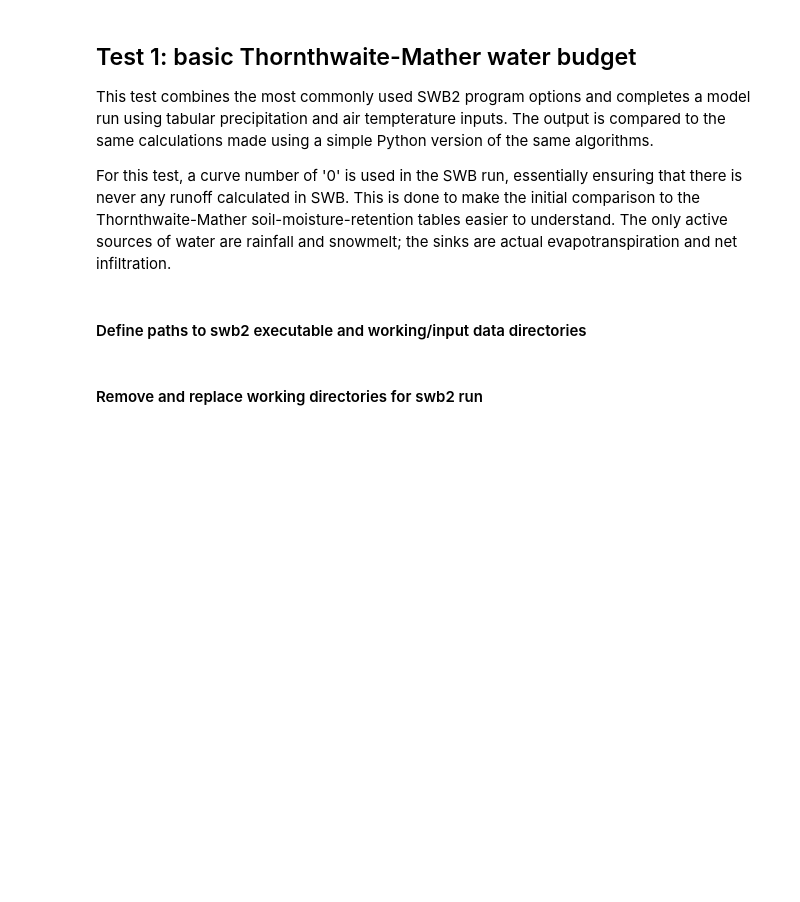
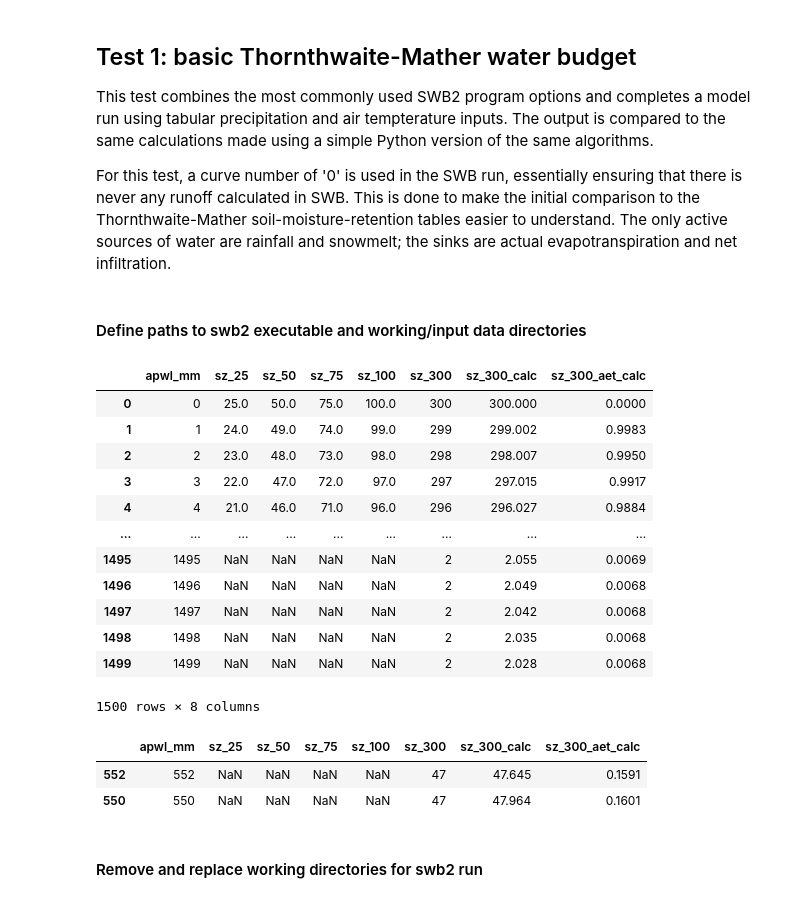
Before and after one commit to smwesten-usgs/swb2_tests, a Jupyter notebook: jupyter/simple_test.ipynb, the cells around one changed output. Cells and saved outputs as stored; diff of their text form; code cells hidden in the pictures; blank space fills up the shorter version.

Commit message:
Test confomance for Thornthwaite-Mather soil moisture retention relations

```diff
--- a/jupyter/simple_test.ipynb
+++ b/jupyter/simple_test.ipynb
@@ -18,6 +18,7 @@ python_script_dir = pl.Path.cwd().parent / 'python'
 swb_work_dir = pl.Path.cwd().parent / 'swb_work'
 logfile_dir = pl.Path.cwd().parent / 'logfiles'
 test_data_dir = pl.Path.cwd().parent / 'test_data'
+tm_table_file = test_data_dir / 'Thornthwaite_soil_moisture_retention_tables__millimeters.csv'
 output_dir = pl.Path.cwd().parent / 'output'
 swb2_executable = str(pl.Path.cwd().parent / 'bin' /'swb2.exe')
 sys.path.append(str(python_script_dir))
@@ -27,3 +28,21 @@ import run_management as rm
 # %%
 # Show me all of the columns of the dataframe...
 pd.set_option('display.max_columns', None)
+# %%
+tm_soil_moisture_retention_df = pd.read_csv(tm_table_file)
+# %%
+tm_soil_moisture_retention_df
+# %% [output]
+|  | apwl_mm | sz_25 | sz_50 | sz_75 | sz_100 | sz_300 | sz_300_calc | sz_300_aet_calc |
+| 0 | 0 | 25.0 | 50.0 | 75.0 | 100.0 | 300 | 300.000 | 0.0000 |
+| 1 | 1 | 24.0 | 49.0 | 74.0 | 99.0 | 299 | 299.002 | 0.9983 |
+| 2 | 2 | 23.0 | 48.0 | 73.0 | 98.0 | 298 | 298.007 | 0.9950 |
+| 3 | 3 | 22.0 | 47.0 | 72.0 | 97.0 | 297 | 297.015 | 0.9917 |
+| 4 | 4 | 21.0 | 46.0 | 71.0 | 96.0 | 296 | 296.027 | 0.9884 |
+| ... | ... | ... | ... | ... | ... | ... | ... | ... |
+| 1495 | 1495 | NaN | NaN | NaN | NaN | 2 | 2.055 | 0.0069 |
+| 1496 | 1496 | NaN | NaN | NaN | NaN | 2 | 2.049 | 0.0068 |
+| 1497 | 1497 | NaN | NaN | NaN | NaN | 2 | 2.042 | 0.0068 |
+| 1498 | 1498 | NaN | NaN | NaN | NaN | 2 | 2.035 | 0.0068 |
+| 1499 | 1499 | NaN | NaN | NaN | NaN | 2 | 2.028 | 0.0068 |
+1500 rows × 8 columns
@@ -30,3 +57,9 @@ pd.set_option('display.max_columns', None)
+# %%
+find_nearest_value(tm_soil_moisture_retention_df, 47)
+# %% [output]
+|  | apwl_mm | sz_25 | sz_50 | sz_75 | sz_100 | sz_300 | sz_300_calc | sz_300_aet_calc |
+| 552 | 552 | NaN | NaN | NaN | NaN | 47 | 47.645 | 0.1591 |
+| 550 | 550 | NaN | NaN | NaN | NaN | 47 | 47.964 | 0.1601 |
 # %% [markdown]
 #### Remove and replace working directories for swb2 run
 # %%
```
Also changed, not shown: parts of 12 cells of this notebook, 8 other files.
